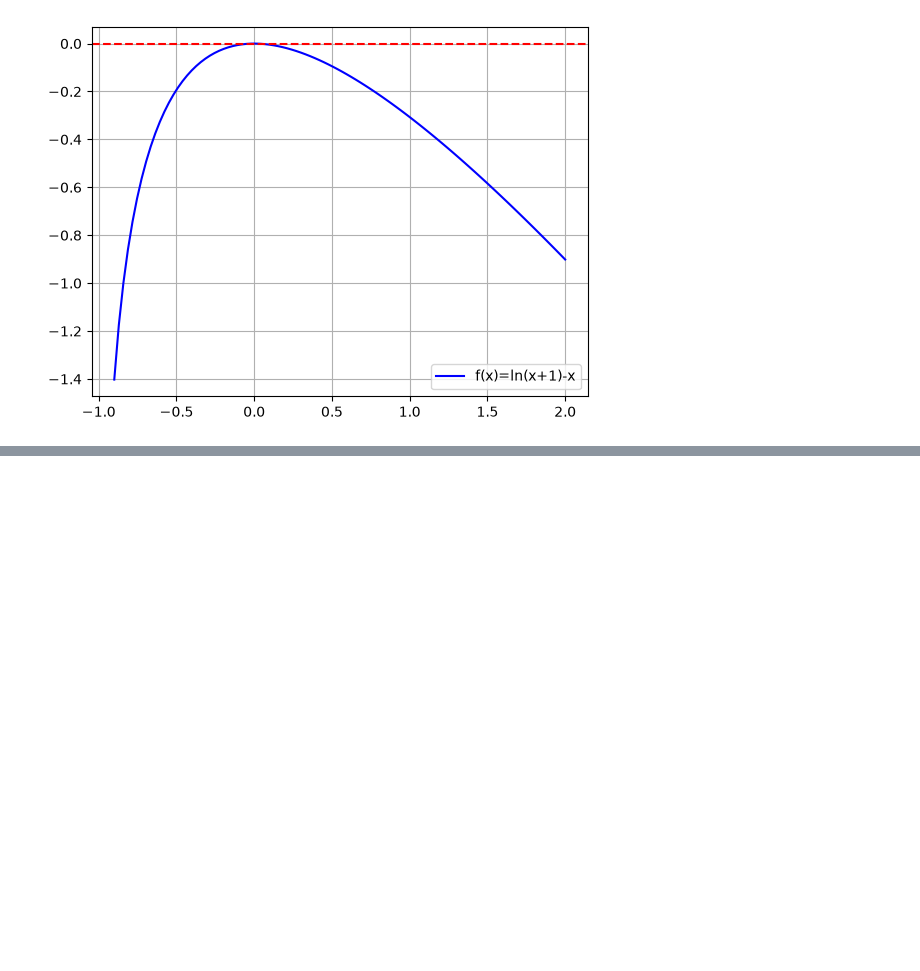
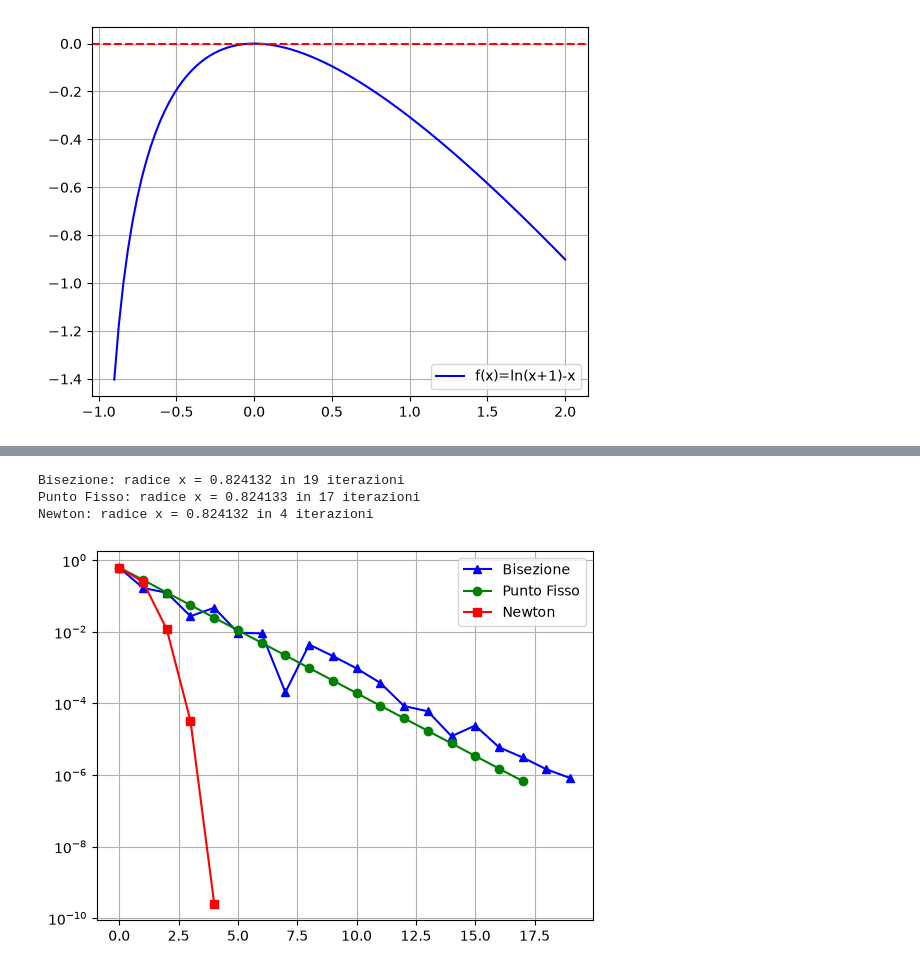
Before and after one commit to Cricca23/Calcolo_numerico, a Jupyter notebook: homework1.ipynb, the cells around one changed output, grey strips where cells are left out. Saved outputs shown, nothing was run; the diff lists cells and outputs as text; code cells hidden in the pictures; blank space fills up the shorter version.

```diff
--- a/homework1.ipynb
+++ b/homework1.ipynb
@@ -17,0 +97,66 @@ plt.show()
+# %%
+def bisezione(a, b, tol, max_iter):
+    valori_f = []
+    for k in range(max_iter):
+        c = (a + b) / 2
+        errore = np.abs(f(c))
+        valori_f.append(errore)
+        if errore < tol:
+            print(f"Bisezione: radice x = {c:.6f} in {k} iterazioni")
+            break
+        if f(a) * f(c) < 0:
+            b = c
+        else:
+            a = c
+    return valori_f
+
+def g(x):
+    return np.sqrt(np.cos(x))
+
+def punto_fisso(x0, tol, max_iter):
+    x_k = x0
+    valori_f = []
+    for k in range(max_iter):
+        errore = np.abs(f(x_k))
+        valori_f.append(errore)
+        if errore < tol:
+            print(f"Punto Fisso: radice x = {x_k:.6f} in {k} iterazioni")
+            break
+        x_k = g(x_k)
+    return valori_f
+
+def df(x):
+    return 2*x + np.sin(x)
+
+def newton(x0, tol, max_iter):
+    x_k = x0
+    valori_f = []
+    for k in range(max_iter):
+        errore = np.abs(f(x_k))
+        valori_f.append(errore)
+        if errore < tol:
+            print(f"Newton: radice x = {x_k:.6f} in {k} iterazioni")
+            break
+        x_k = x_k - (f(x_k) / df(x_k))
+    return valori_f
+
+a = 0.0
+b = 1.0
+x0 = 0.5
+tolleranza = 1e-6
+iterazioni_massime = 100
+err_bis = bisezione(a, b, tolleranza, iterazioni_massime)
+err_pf = punto_fisso(x0, tolleranza, iterazioni_massime)
+err_new = newton(x0, tolleranza, iterazioni_massime)
+plt.plot(err_bis, marker='^', color='blue', label='Bisezione')
+plt.plot(err_pf, marker='o', color='green', label='Punto Fisso')
+plt.plot(err_new, marker='s', color='red', label='Newton')
+plt.yscale('log')
+plt.grid()
+plt.legend()
+plt.show()
+# %% [output]
+Bisezione: radice x = 0.824132 in 19 iterazioni
+Punto Fisso: radice x = 0.824133 in 17 iterazioni
+Newton: radice x = 0.824132 in 4 iterazioni
+[figure, added]
```
Also changed, not shown: parts of 11 cells of this notebook, 3 other files.
